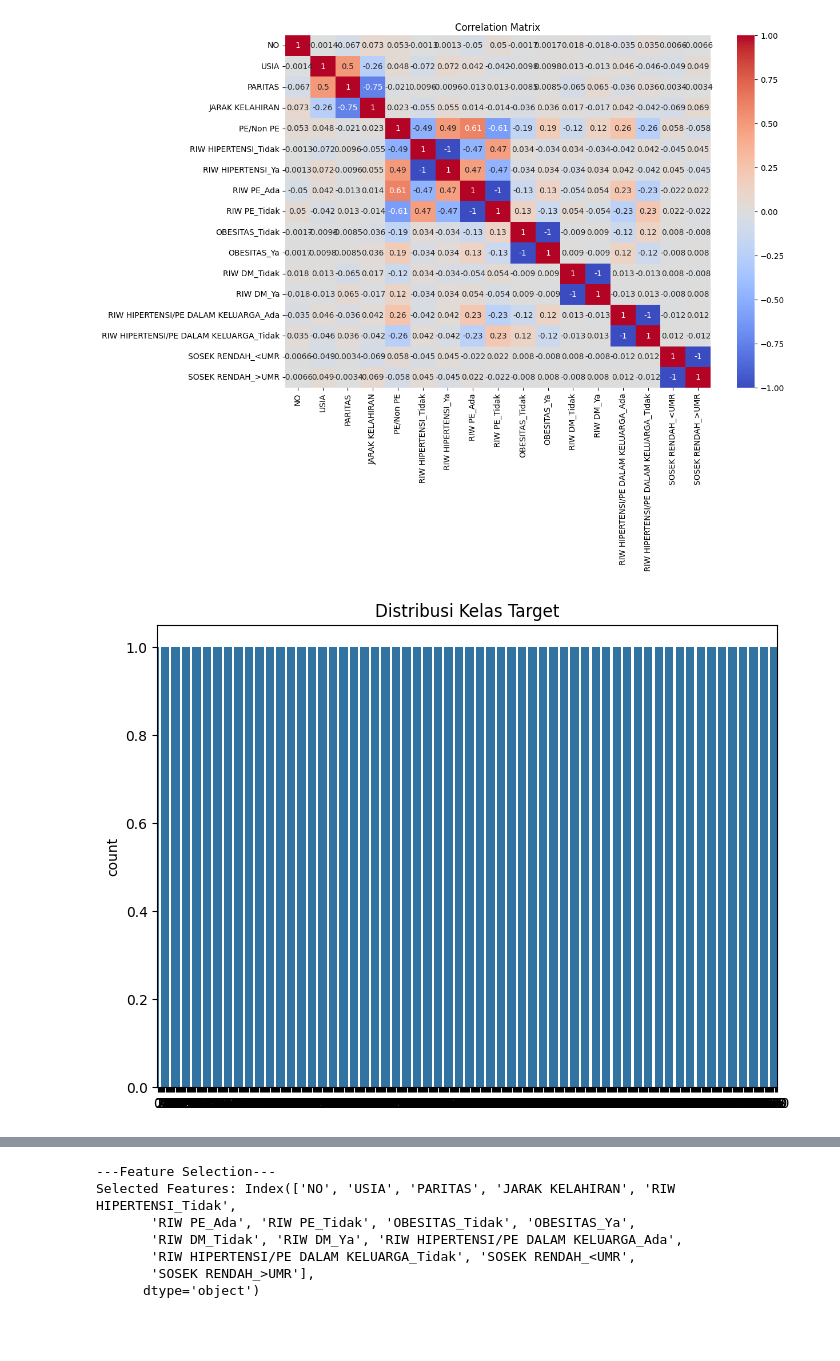
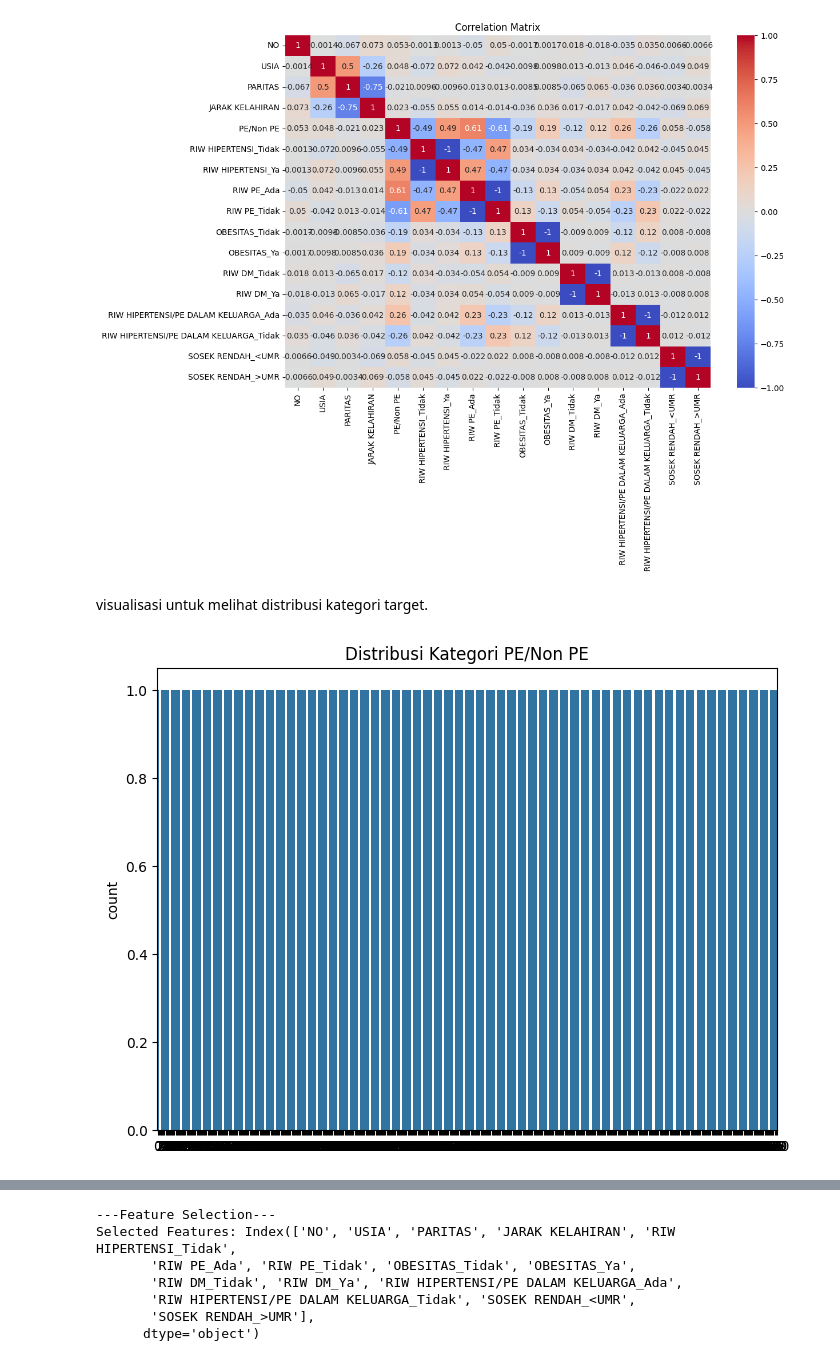
Before and after one commit to NaufalArsyaputraPradana/Data_Mining, a Jupyter notebook: Tugas Data Mining 3/Data_Modelling.ipynb, the cells around one changed output, grey strips where cells are left out. Saved outputs shown, nothing was run; the diff lists cells and outputs as text; code cells hidden in the pictures; blank space fills up the shorter version.

```diff
--- a/Tugas Data Mining 3/Data_Modelling.ipynb
+++ b/Tugas Data Mining 3/Data_Modelling.ipynb
@@ -467,14 +492,16 @@ max    562.000000   43.000000    6.000000         2.000000    1.000000
 75%             1.000000
 max             1.000000
 [figure]
+# %% [markdown]
+visualisasi untuk melihat distribusi kategori target.
 # %%
 data_cleaned = datasets
 target_column_name = 'PE/Non PE'
 
 plt.figure(figsize=(8, 6))
 sns.countplot(data_cleaned[target_column_name])
-plt.title("Distribusi Kelas Target")
+plt.title("Distribusi Kategori PE/Non PE")
 plt.show()
 # %% [output]
-[figure, old version]
+[figure, new version]
 # %%
```
Also changed, not shown: parts of 29 cells of this notebook.
